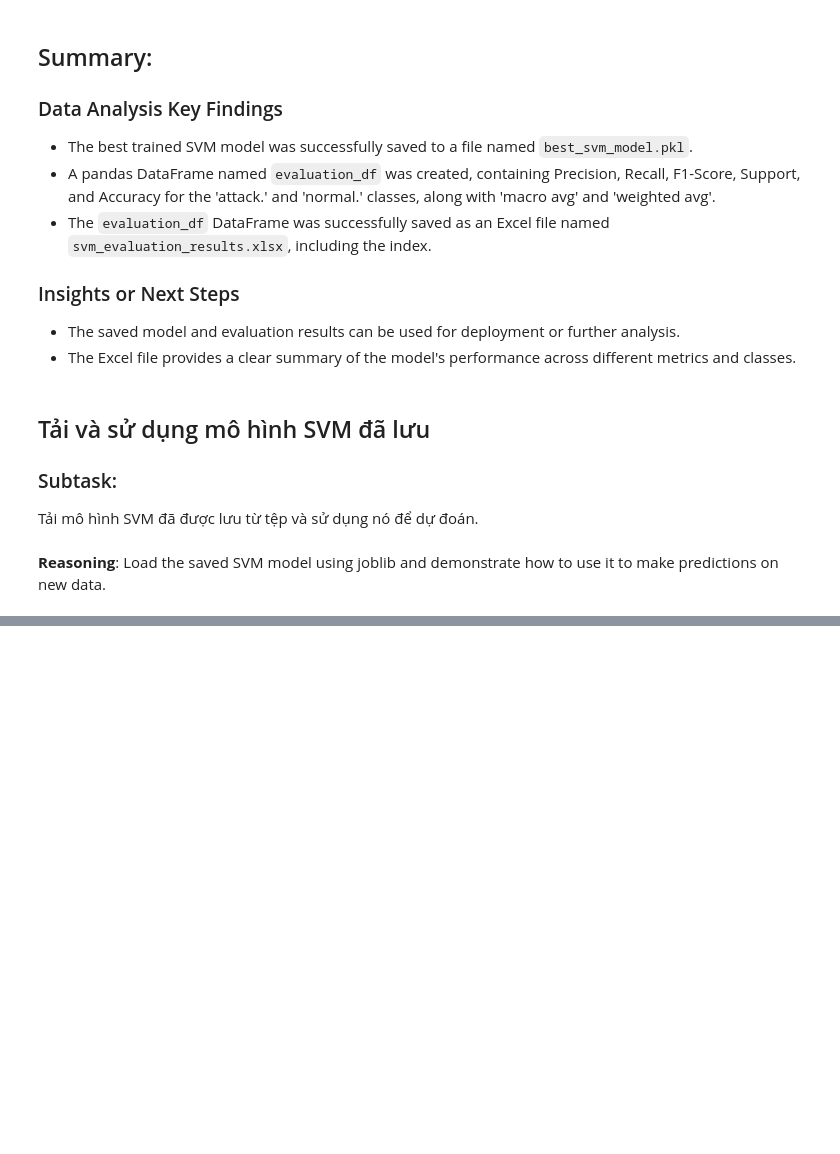
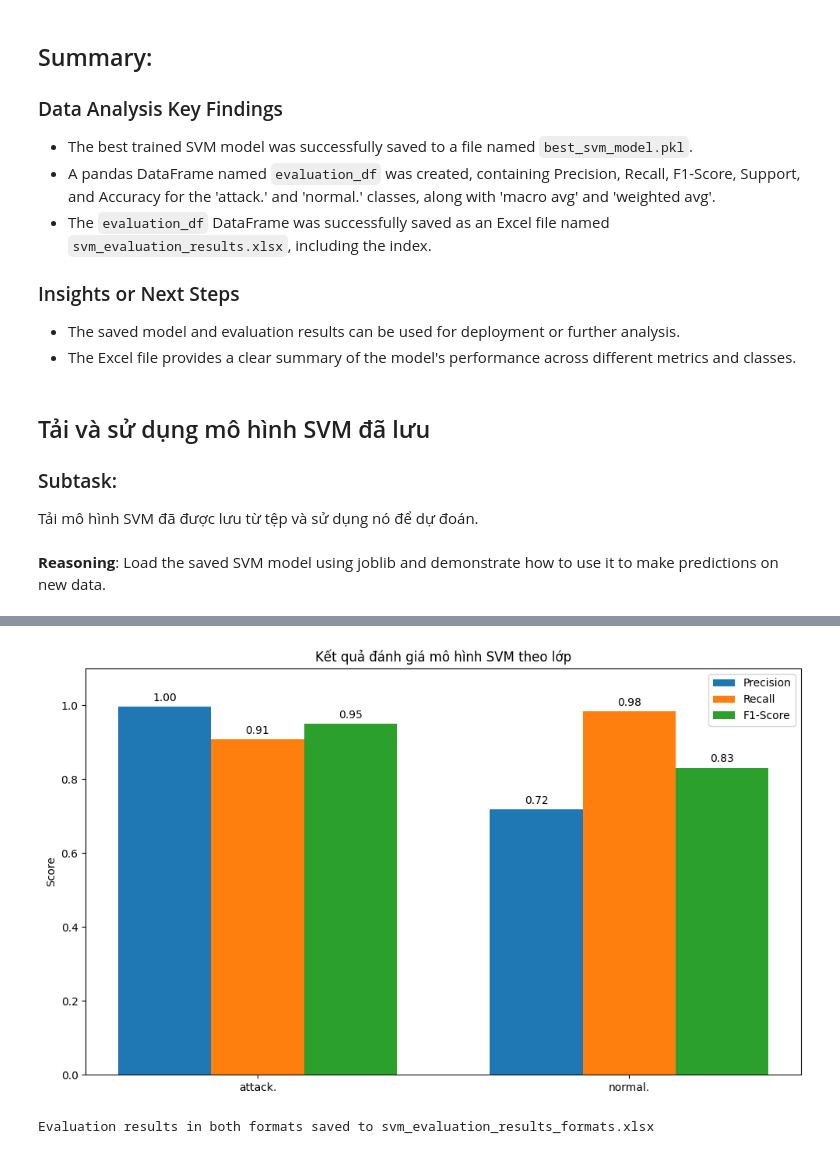
Before and after one commit to trunghn2003/tttnthaythoa, a Jupyter notebook: svm_nsl_kdd.ipynb, the cells around one changed output, grey strips where cells are left out. Drawn from its saved outputs; the diff is of its cells as text; code cells hidden in the pictures; blank space fills up the shorter version.

```diff
--- a/svm_nsl_kdd.ipynb
+++ b/svm_nsl_kdd.ipynb
@@ -495,0 +621,7 @@ print(classification_report(y_test_encoded, y_pred_rus_on_smote_scaled_test, tar
+# %%
+# Transpose the evaluation DataFrame for columnar presentation
+evaluation_df_columnar = evaluation_df.T
+
+# Display the transposed DataFrame
+print("Bảng đánh giá mô hình SVM (dạng cột):")
+display(evaluation_df_columnar)
@@ -495,0 +636,70 @@ print(classification_report(y_test_encoded, y_pred_rus_on_smote_scaled_test, tar
+# %%
+import matplotlib.pyplot as plt
+import numpy as np
+
+# Select the key metrics for the two classes from the transposed DataFrame
+metrics_to_plot = evaluation_df_columnar.loc[['Precision', 'Recall', 'F1-Score'], ['attack.', 'normal.']]
+
+# Get the class labels
+labels = metrics_to_plot.columns
+
+# Get the metric names
+metric_names = metrics_to_plot.index
+
+# Set the width of the bars
+bar_width = 0.25 # Adjust bar width for better visualization
+
+# Set the positions of the bars on the x-axis
+x = np.arange(len(labels))
+
+# Create the plot
+fig, ax = plt.subplots(figsize=(10, 6))
+
+# Plot bars for each metric
+rects1 = ax.bar(x - bar_width, metrics_to_plot.loc['Precision'], bar_width, label='Precision')
+rects2 = ax.bar(x, metrics_to_plot.loc['Recall'], bar_width, label='Recall')
+rects3 = ax.bar(x + bar_width, metrics_to_plot.loc['F1-Score'], bar_width, label='F1-Score')
+
+# Add some text for labels, title and custom x-axis tick labels, etc.
+ax.set_ylabel('Score')
+ax.set_title('Kết quả đánh giá mô hình SVM theo lớp')
+ax.set_xticks(x)
+ax.set_xticklabels(labels)
+ax.set_ylim(0, 1.1) # Set y-axis limit to better show scores between 0 and 1
+ax.legend()
+
+# Function to auto-label bars with their values
+def autolabel(rects):
+    """Attach a text label above each bar in *rects*, displaying its height."""
+    for rect in rects:
+        height = rect.get_height()
+        ax.annotate('{:.2f}'.format(height),
+                    xy=(rect.get_x() + rect.get_width() / 2, height),
+                    xytext=(0, 3),  # 3 points vertical offset
+                    textcoords="offset points",
+                    ha='center', va='bottom')
+
+# Apply auto-labeling
+autolabel(rects1)
+autolabel(rects2)
+autolabel(rects3)
+
+# Show the plot
+plt.tight_layout()
+plt.show()
+# %% [output]
+[figure, added]
+# %%
+import pandas as pd
+
+# Create an Excel writer object
+with pd.ExcelWriter('svm_evaluation_results_formats.xlsx') as writer:
+    # Save the original evaluation DataFrame to a sheet named 'Original Table'
+    evaluation_df.to_excel(writer, sheet_name='Original Table', index=True)
+
+    # Save the columnar evaluation DataFrame to a sheet named 'Columnar Table'
+    evaluation_df_columnar.to_excel(writer, sheet_name='Columnar Table', index=True)
+
+print("Evaluation results in both formats saved to svm_evaluation_results_formats.xlsx")
+# %% [output]
+Evaluation results in both formats saved to svm_evaluation_results_formats.xlsx
```
Also changed, not shown: parts of 12 cells of this notebook.
